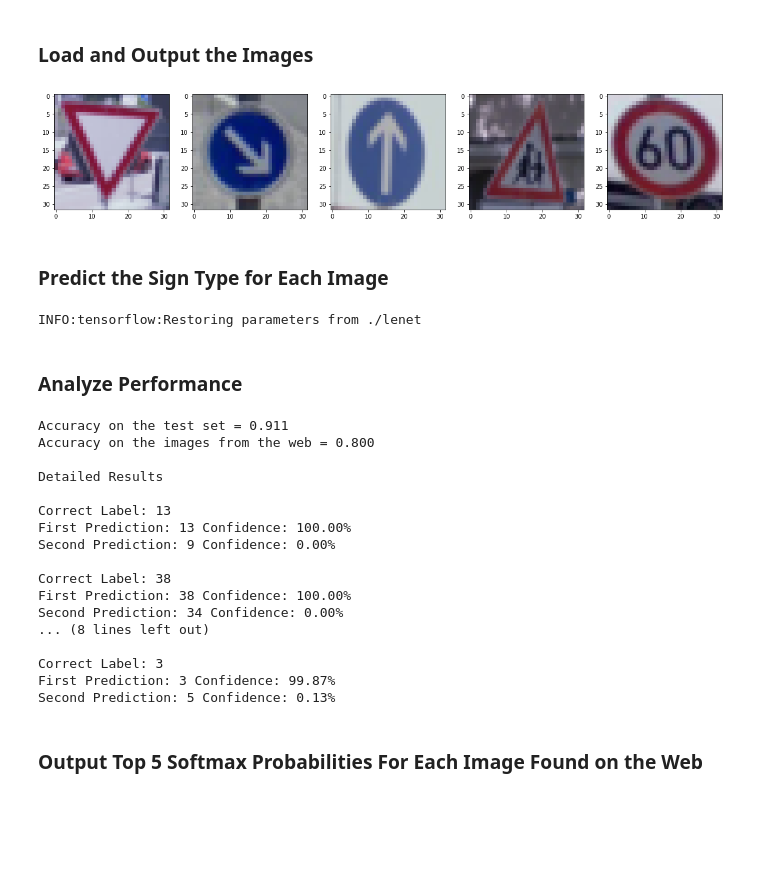
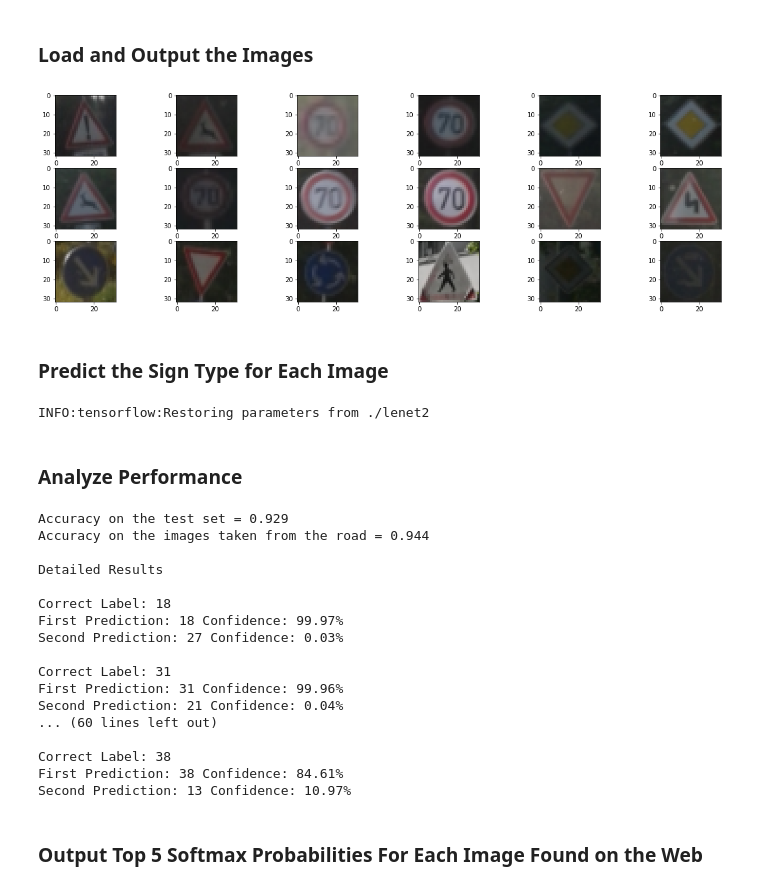
Before and after one commit to Chassein/CarND-Traffic-Sign-Classifier-Project, a Jupyter notebook: Traffic_Sign_Classifier.ipynb, the cells around one changed output. Drawn from its saved outputs; the diff is of its cells as text; code cells hidden in the pictures; blank space fills up the shorter version.

Commit message:
Almost ready to comit
Todo: Write up
Some testing, improving the validation accuracy

```diff
--- a/Traffic_Sign_Classifier.ipynb
+++ b/Traffic_Sign_Classifier.ipynb
@@ -213,7 +194,3 @@ def plot_image(image):
 # %%
 ### Define your architecture here.
 ### Feel free to use as many code cells as needed.
-# %%
-from sklearn.utils import shuffle
-
-X_train, y_train = shuffle(X_train, y_train)
@@ -366,7 +343,7 @@ one_hot_y = tf.one_hot(y, number_output_classes)
 # %%
 rate = 0.001
 
-logits = LeNet(x, keep_prob)
+#logits = LeNet(x, keep_prob)
 #logits = VGGNet(x, keep_prob)
 cross_entropy = tf.nn.softmax_cross_entropy_with_logits(labels=one_hot_y, logits=logits)
 loss_operation = tf.reduce_mean(cross_entropy)
@@ -428,11 +405,11 @@ with tf.Session() as sess:
         validation_accuracy = evaluate(X_valid,y_valid)
         print("EPOCH {} ...".format(i+1))
         #print("Train Loss= {:.3f}".format(current_cost))
-        print("Train Accuracy = {:.3f}".format(validation_accuracy))
-        print("Validation Accuracy = {:.3f}".format(train_accuracy))
+        print("Train Accuracy = {:.3f}".format(train_accuracy))
+        print("Validation Accuracy = {:.3f}".format(validation_accuracy))
         print()
 
-    saver.save(sess, './lenet')
+    saver.save(sess, './lenet2')
     print("Model saved")
 
 end = time.time()
@@ -470,34 +447,38 @@ You may find `signnames.csv` useful as it contains mappings from the class id (i
 # %%
 ### Load the images and plot them here.
 ### Feel free to use as many code cells as needed.
 import scipy
 from scipy import misc
 
-nr_new_images = 5
+
+correct_labels = np.array([18,31,4,4,12,12,31,4,4,4,13,21,38,13,40,27,12,38],dtype = 'uint8')
+nr_new_images = correct_labels.shape[0]
 
 test_images = np.zeros((nr_new_images,32,32,3),dtype = 'uint8')
-
-correct_labels = np.array([13,38,35,27,3],dtype = 'uint8')
 
 for i in range(nr_new_images):
     test_image = misc.imread('examples/sign'+str(i+1)+'.bmp')
     test_image = misc.imresize(test_image,(32,32,3))
     plt.imshow(test_image)
+    #Use normalization
     test_images[i] = test_image
 
-plt.figure(1, figsize=(16, 12))
+plt.figure(1, figsize=(40, 40))
 
 for i in range(nr_new_images):
-    plt.subplot(1,nr_new_images,i+1)
+    plt.subplot(3,6,i+1)
     plt.imshow(test_images[i])
 # %% [output]
-[figure, old version]
+[figure, new version]
 # %% [markdown]
 ### Predict the Sign Type for Each Image
 # %%
+test_images = test_images.astype(float)
+test_images -= np.array([red_mean,green_mean,blue_mean])
+
 with tf.Session() as sess:
   # Restore variables from disk.
-  saver.restore(sess, "./lenet")
+  saver.restore(sess, "./lenet2")
   test_accuracy = evaluate(X_test,y_test)
   test_logits = sess.run(logits, feed_dict={x: test_images,keep_prob: 1.0})
 
@@ -505,12 +486,12 @@ with tf.Session() as sess:
 sorted_logits = np.argsort(-test_logits)
 accuracy_for_new_images = np.mean(sorted_logits[:,0]==correct_labels)
 # %% [output]
-INFO:tensorflow:Restoring parameters from ./lenet
+INFO:tensorflow:Restoring parameters from ./lenet2
 # %% [markdown]
 ### Analyze Performance
 # %%
 print("Accuracy on the test set = {:.3f}".format(test_accuracy))
-print("Accuracy on the images from the web = {:.3f}".format(accuracy_for_new_images))
+print("Accuracy on the images taken from the road = {:.3f}".format(accuracy_for_new_images))
 
 print()
 print("Detailed Results")
@@ -524,30 +505,28 @@ for i in range(nr_new_images):
     prob_1 = 100*(np.exp(shifted_logits[sorted_logits[i,0]])/ normalizing_term)
     prob_2 = 100*(np.exp(shifted_logits[sorted_logits[i,1]])/ normalizing_term)
 
-
-
     print("Correct Label: " + str(correct_labels[i]))
     print("First Prediction: " + str(sorted_logits[i,0]) + " Confidence: {:.2f}".format(prob_1) + "%")
     print("Second Prediction: " + str(sorted_logits[i,1])+ " Confidence: {:.2f}".format(prob_2) + "%")
     print()
 # %% [output]
-Accuracy on the test set = 0.911
-Accuracy on the images from the web = 0.800
+Accuracy on the test set = 0.929
+Accuracy on the images taken from the road = 0.944
 
 Detailed Results
 
-Correct Label: 13
-First Prediction: 13 Confidence: 100.00%
-Second Prediction: 9 Confidence: 0.00%
+Correct Label: 18
+First Prediction: 18 Confidence: 99.97%
+Second Prediction: 27 Confidence: 0.03%
+
+Correct Label: 31
+First Prediction: 31 Confidence: 99.96%
+Second Prediction: 21 Confidence: 0.04%
+... (60 lines left out)
 
 Correct Label: 38
-First Prediction: 38 Confidence: 100.00%
-Second Prediction: 34 Confidence: 0.00%
-... (8 lines left out)
-
-Correct Label: 3
-First Prediction: 3 Confidence: 99.87%
-Second Prediction: 5 Confidence: 0.13%
+First Prediction: 38 Confidence: 84.61%
+Second Prediction: 13 Confidence: 10.97%
 # %% [markdown]
 ### Output Top 5 Softmax Probabilities For Each Image Found on the Web
 # %% [markdown]
```
Also changed, not shown: parts of 14 cells of this notebook, 27 other files.
